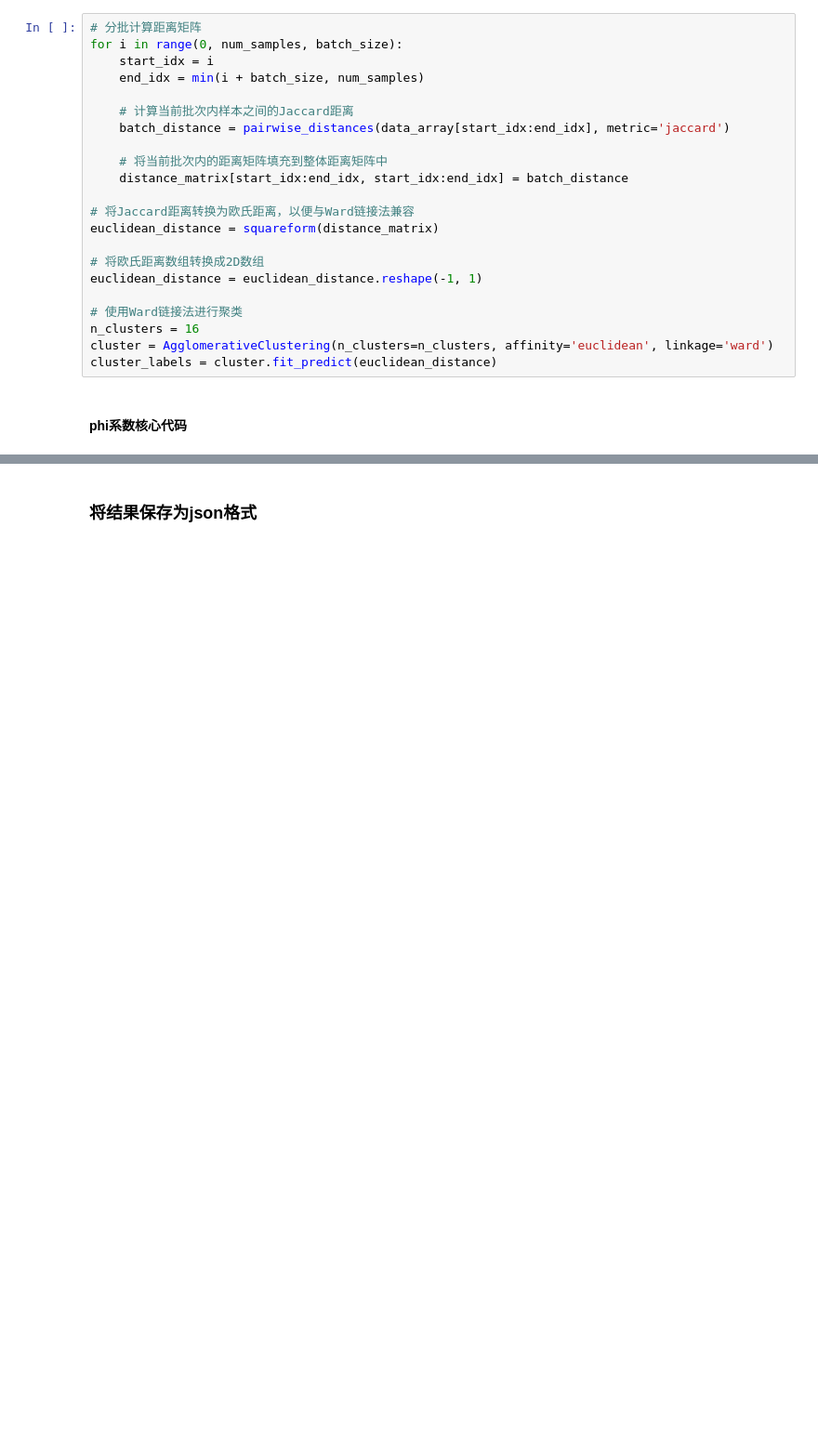
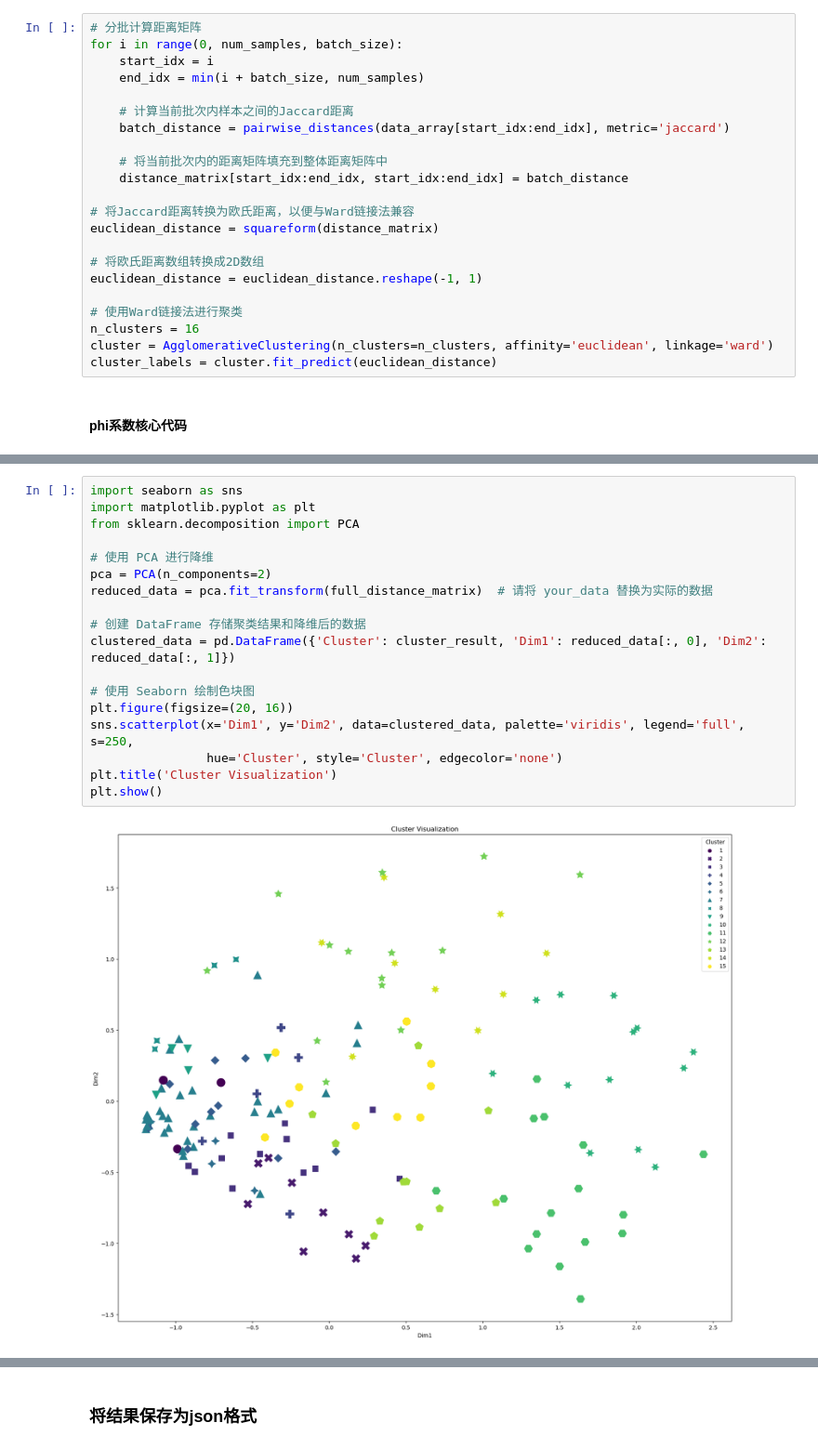
Before and after one commit to VODKA312/ATTCK_analyze_module_v1, a Jupyter notebook: clustering/Agglomerative Hierarchical Clustering.ipynb, the cells around one changed output, grey strips where cells are left out. Shown at 93% size. Drawn from its saved outputs; the diff is of its cells as text; blank space fills up the shorter version.

```diff
--- a/clustering/Agglomerative Hierarchical Clustering.ipynb
+++ b/clustering/Agglomerative Hierarchical Clustering.ipynb
@@ -264,0 +369,20 @@ print(cluster_result)
+# %%
+import seaborn as sns
+import matplotlib.pyplot as plt
+from sklearn.decomposition import PCA
+
+# 使用 PCA 进行降维
+pca = PCA(n_components=2)
+reduced_data = pca.fit_transform(full_distance_matrix)  # 请将 your_data 替换为实际的数据
+
+# 创建 DataFrame 存储聚类结果和降维后的数据
+clustered_data = pd.DataFrame({'Cluster': cluster_result, 'Dim1': reduced_data[:, 0], 'Dim2': reduced_data[:, 1]})
+
+# 使用 Seaborn 绘制色块图
+plt.figure(figsize=(20, 16))
+sns.scatterplot(x='Dim1', y='Dim2', data=clustered_data, palette='viridis', legend='full', s=250,
+                hue='Cluster', style='Cluster', edgecolor='none')
+plt.title('Cluster Visualization')
+plt.show()
+# %% [output]
+[figure, added]
```
Also changed, not shown: parts of 32 cells of this notebook, 23 other files.
